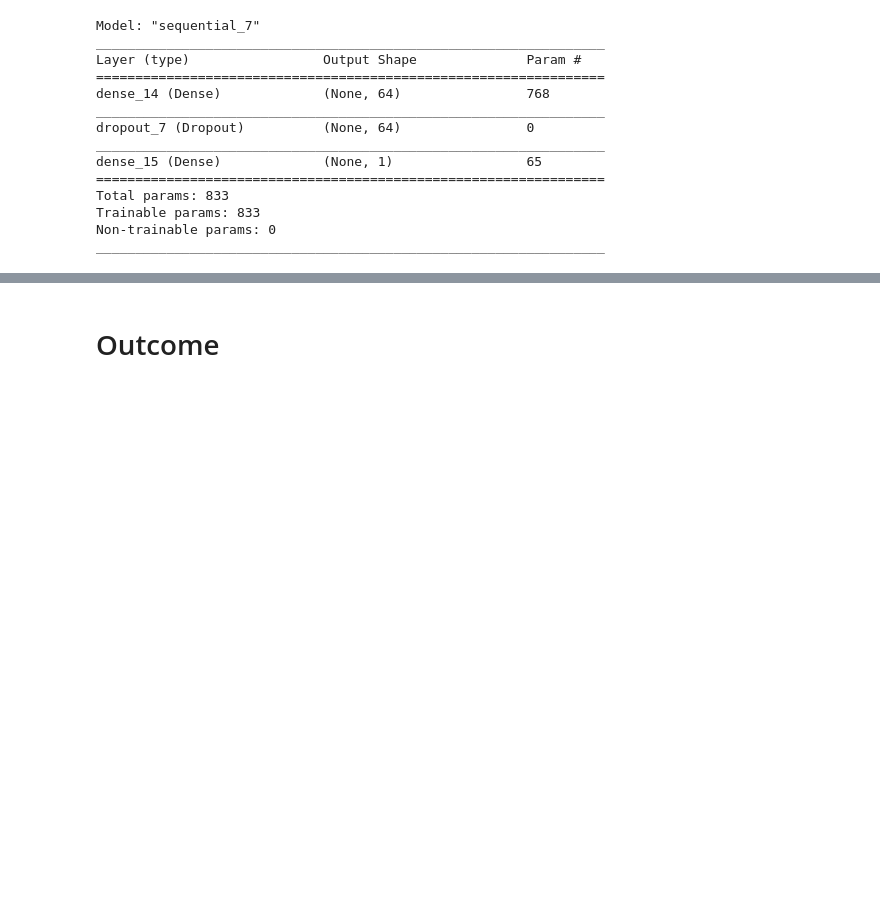
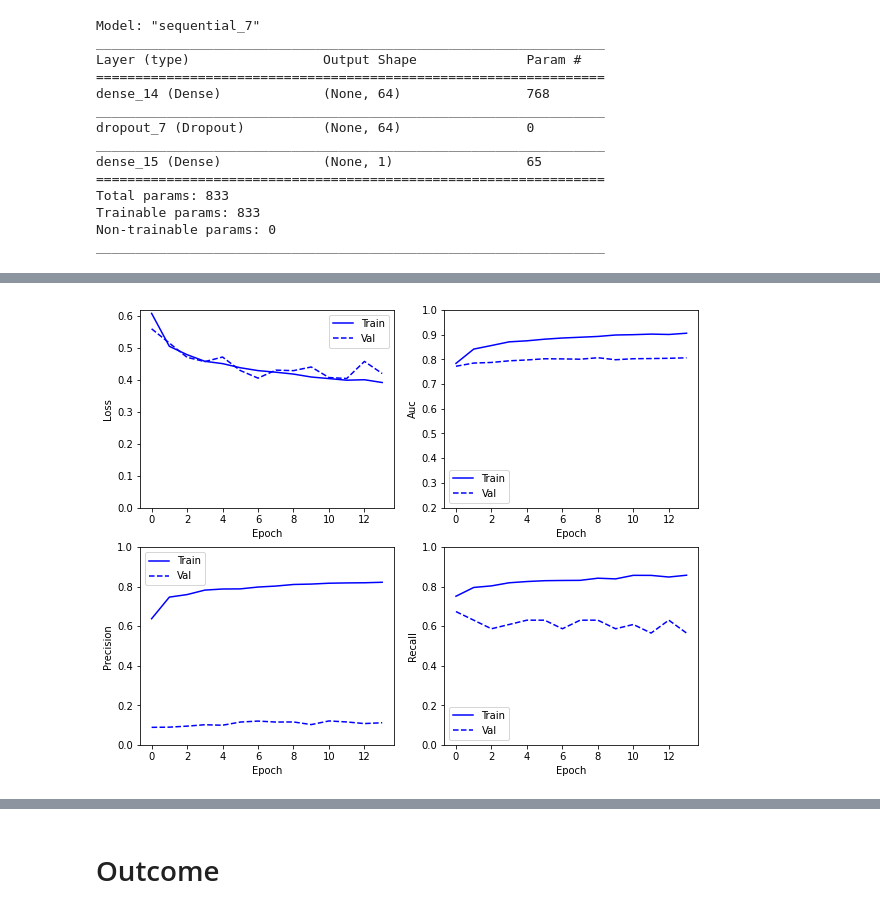
Before and after one commit to swilsonmfc/imbalanced, a Jupyter notebook: WineQuality.ipynb, the cells around one changed output, grey strips where cells are left out. Drawn from its saved outputs; the diff is of its cells as text; code cells hidden in the pictures; blank space fills up the shorter version.

```diff
--- a/WineQuality.ipynb
+++ b/WineQuality.ipynb
@@ -1039,0 +1046,3 @@ results_df
+# %%
+model = construct_model()
+model.summary()
@@ -1039,0 +1096,4 @@ results_df
+# %%
+plot_history(history_focal_batch_balanced)
+# %% [output]
+[figure, added]
```
Also changed, not shown: parts of 49 cells of this notebook.
